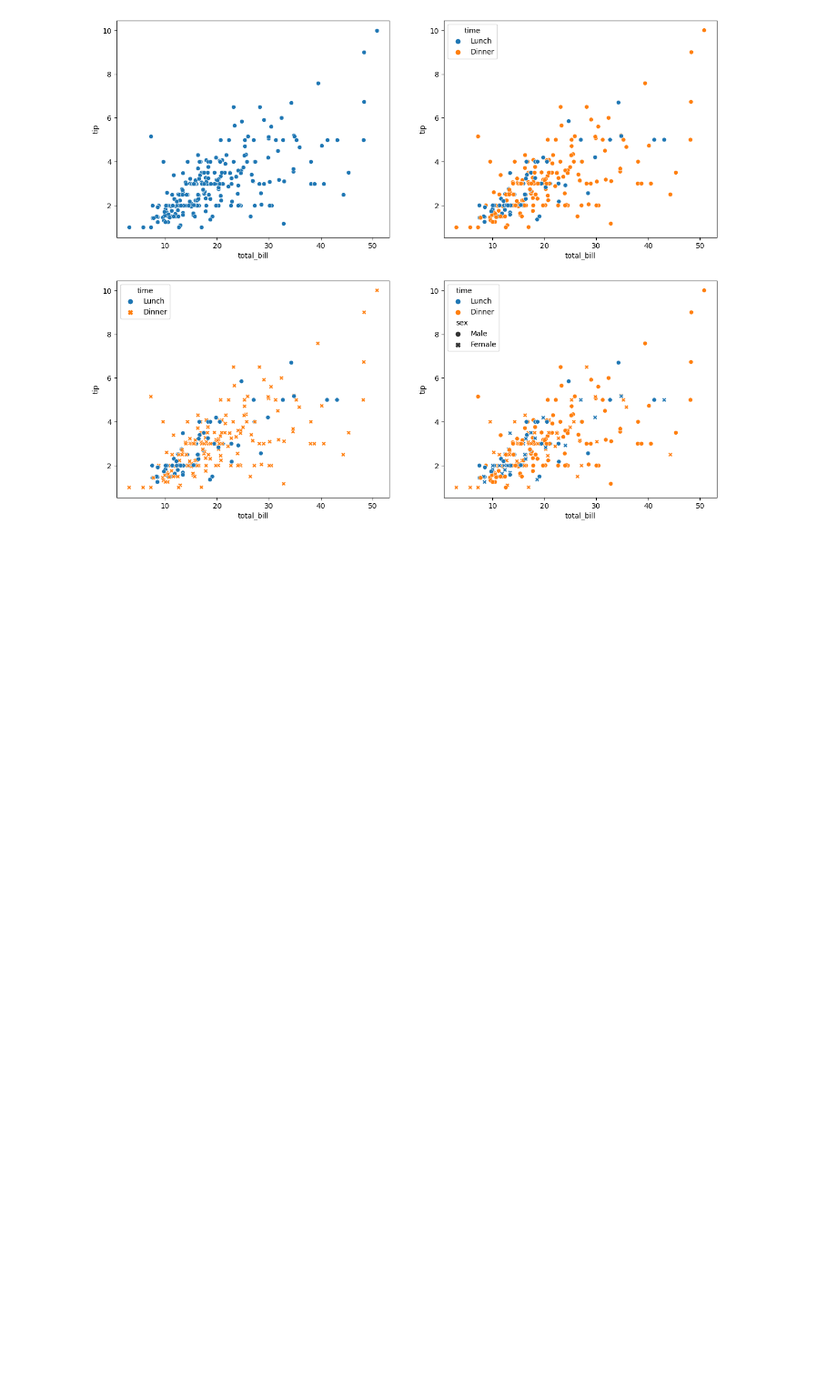
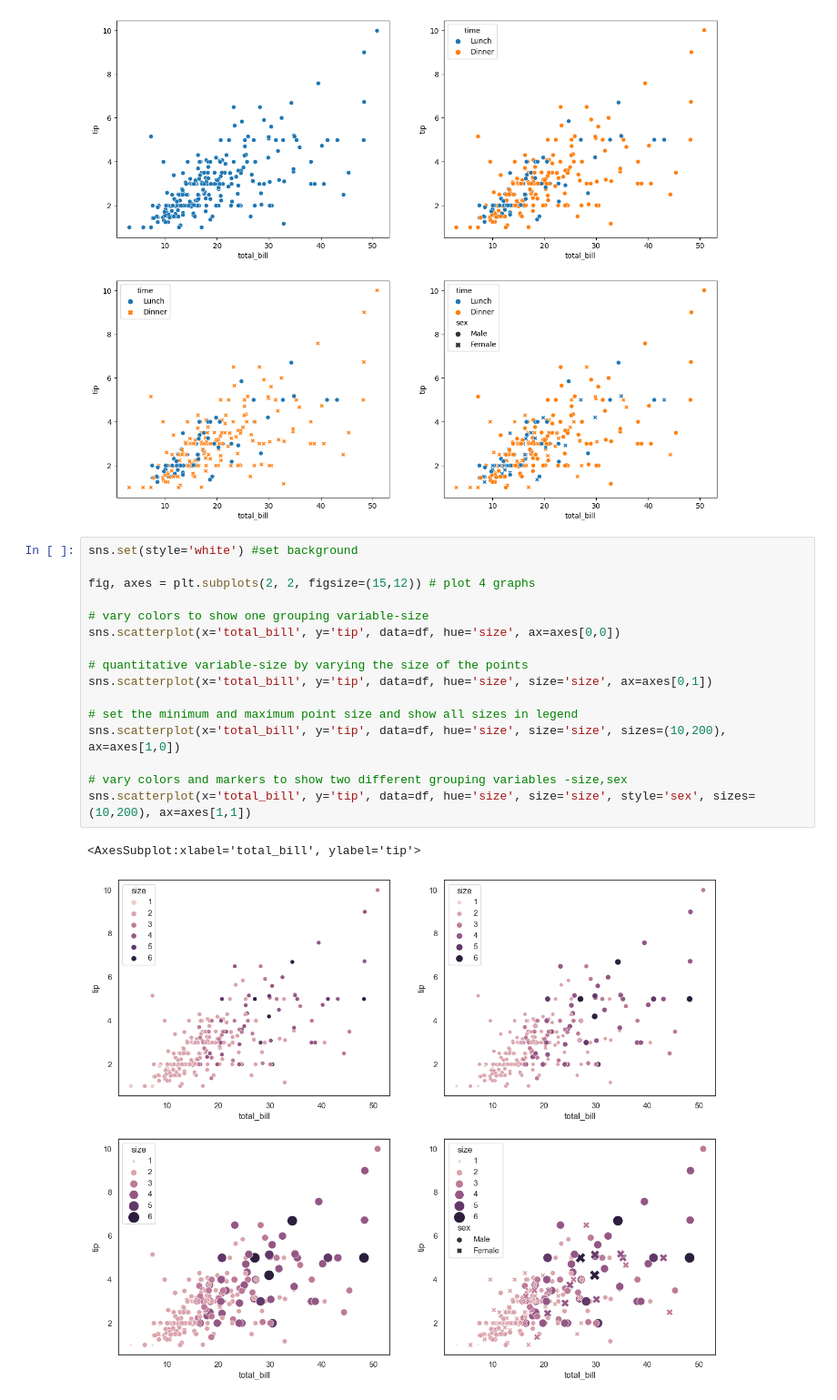
Before and after one commit to madhanl6/Seaborn_viz, a Jupyter notebook: Seaborn viz.ipynb, the cells around one changed output. Shown at 91% size. Cells and saved outputs as stored; diff of their text form; blank space fills up the shorter version.

```diff
--- a/Seaborn viz.ipynb
+++ b/Seaborn viz.ipynb
@@ -164,3 +164,22 @@ sns.scatterplot(x = 'total_bill', y = 'tip', hue= 'time', style= 'sex', data = d
 # %% [output]
 <AxesSubplot:xlabel='total_bill', ylabel='tip'>
 [figure]
+# %%
+sns.set(style='white') #set background
+
+fig, axes = plt.subplots(2, 2, figsize=(15,12)) # plot 4 graphs
+
+# vary colors to show one grouping variable-size
+sns.scatterplot(x='total_bill', y='tip', data=df, hue='size', ax=axes[0,0])
+
+# quantitative variable-size by varying the size of the points
+sns.scatterplot(x='total_bill', y='tip', data=df, hue='size', size='size', ax=axes[0,1])
+
+# set the minimum and maximum point size and show all sizes in legend
+sns.scatterplot(x='total_bill', y='tip', data=df, hue='size', size='size', sizes=(10,200), ax=axes[1,0])
+
+# vary colors and markers to show two different grouping variables -size,sex
+sns.scatterplot(x='total_bill', y='tip', data=df, hue='size', size='size', style='sex', sizes=(10,200), ax=axes[1,1])
+# %% [output]
+<AxesSubplot:xlabel='total_bill', ylabel='tip'>
+[figure, added]
```
Also changed, not shown: parts of 25 cells of this notebook.
